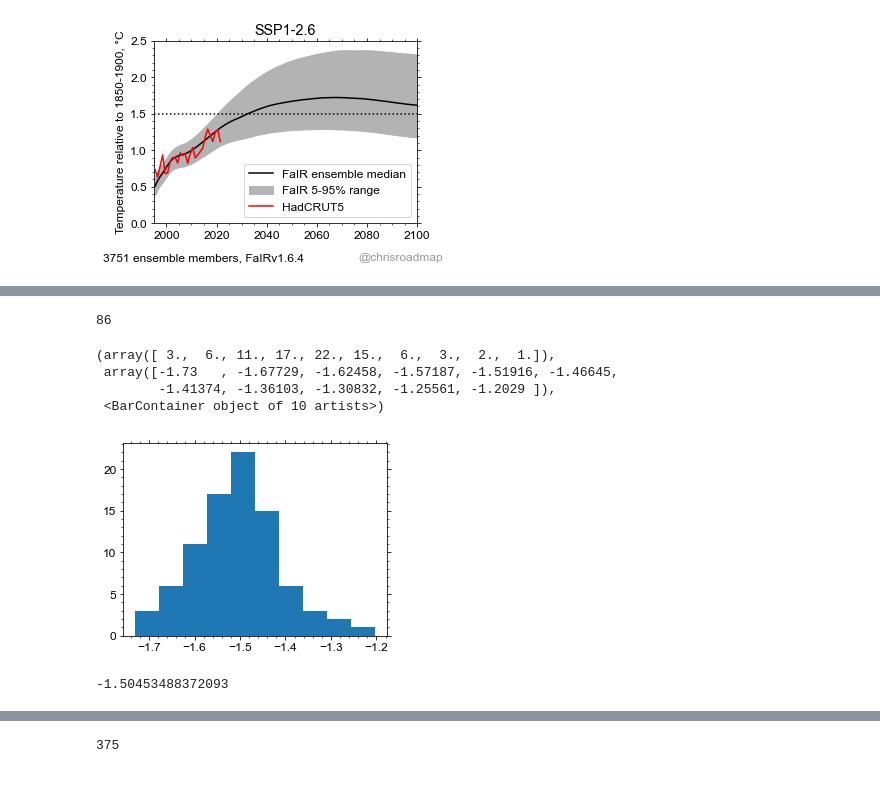
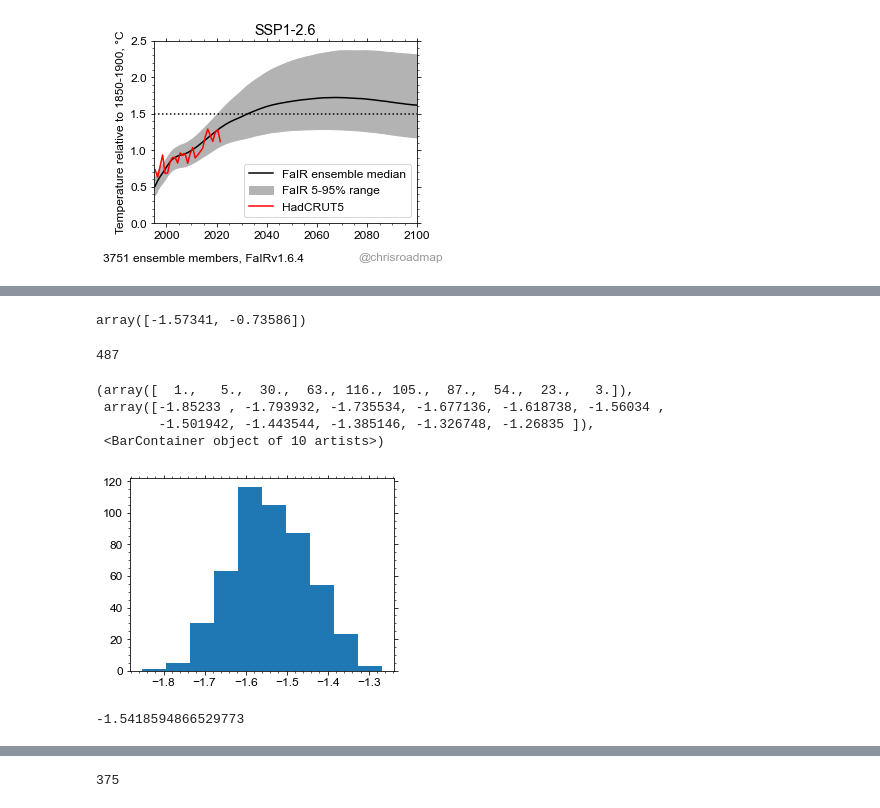
Before and after one commit to chrisroadmap/ar6-aerosol-uncertainty, a Jupyter notebook: notebooks/200_results-analysis.ipynb, the cells around one changed output, grey strips where cells are left out. Cells and saved outputs as stored; diff of their text form; code cells hidden in the pictures.

```diff
--- a/notebooks/200_results-analysis.ipynb
+++ b/notebooks/200_results-analysis.ipynb
@@ -80,24 +91,28 @@ df_in['ERFaer'].loc[2019.5].mean()
+# %%
+np.percentile(df_in['ERFaer'].loc[2005.5:2014.5].mean(axis=0), (10, 90))
+# %% [output]
+array([-1.57341, -0.73586])
 # %%
 accept_prob = st.uniform.rvs(loc=0, scale=1, size=n_ens, random_state=79)
-constraint1 = np.zeros(n_ens, dtype=bool)
+aer_strong = np.zeros(n_ens, dtype=bool)
 for i in range(n_ens):
-    likelihood = st.norm.pdf(df_in['ERFaer'].loc[2019.5,str(i)], loc=-1.58, scale=0.10)/st.norm.pdf(-1.58, loc=-1.58, scale=0.10)
+    likelihood = st.norm.pdf(df_in['ERFaer'].loc[2005.5:2014.5,str(i)].mean(axis=0), loc=-1.58, scale=0.10)/st.norm.pdf(-1.58, loc=-1.58, scale=0.10)
     if likelihood>=accept_prob[i]:
-        constraint1[i] = True
+        aer_strong[i] = True
     #print(likelihood)
-np.sum(constraint1)
+np.sum(aer_strong)
 # %% [output]
-86
+487
 # %%
-pl.hist(df_in['ERFaer'].loc[2019.5,constraint1])
+pl.hist(df_in['ERFaer'].loc[2005.5:2014.5,aer_strong].mean(axis=0))
 # %% [output]
-(array([ 3.,  6., 11., 17., 22., 15.,  6.,  3.,  2.,  1.]),
- array([-1.73   , -1.67729, -1.62458, -1.57187, -1.51916, -1.46645,
-        -1.41374, -1.36103, -1.30832, -1.25561, -1.2029 ]),
+(array([  1.,   5.,  30.,  63., 116., 105.,  87.,  54.,  23.,   3.]),
+ array([-1.85233 , -1.793932, -1.735534, -1.677136, -1.618738, -1.56034 ,
+        -1.501942, -1.443544, -1.385146, -1.326748, -1.26835 ]),
  <BarContainer object of 10 artists>)
-[figure, old version]
+[figure, new version]
 # %%
-df_in['ERFaer'].loc[2019.5,constraint1].mean()
+df_in['ERFaer'].loc[2005.5:2014.5,aer_strong].mean().mean()
 # %% [output]
--1.50453488372093
+-1.5418594866529773
 # %%
```
Also changed, not shown: parts of 9 cells of this notebook, 7 other files.
